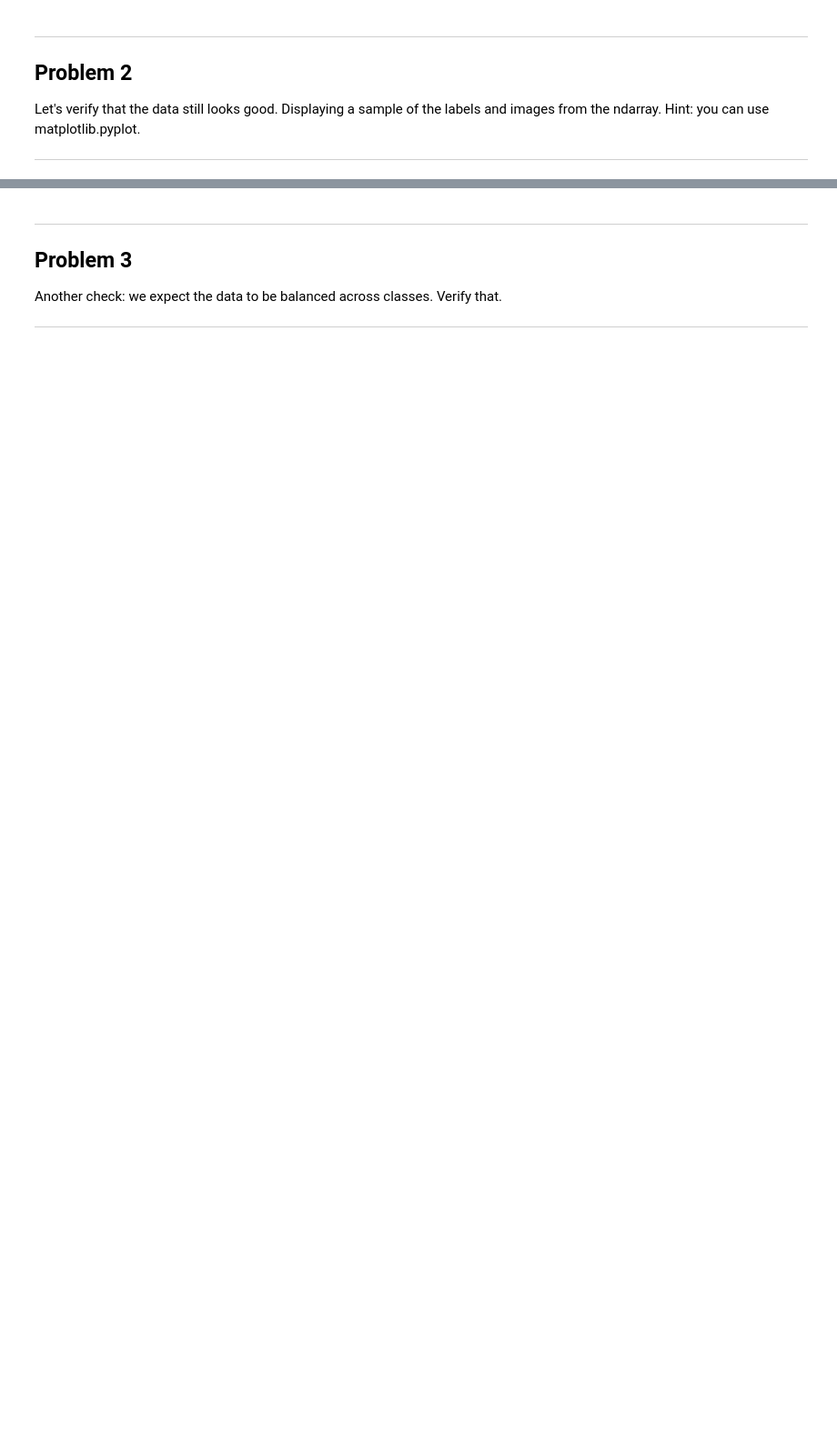
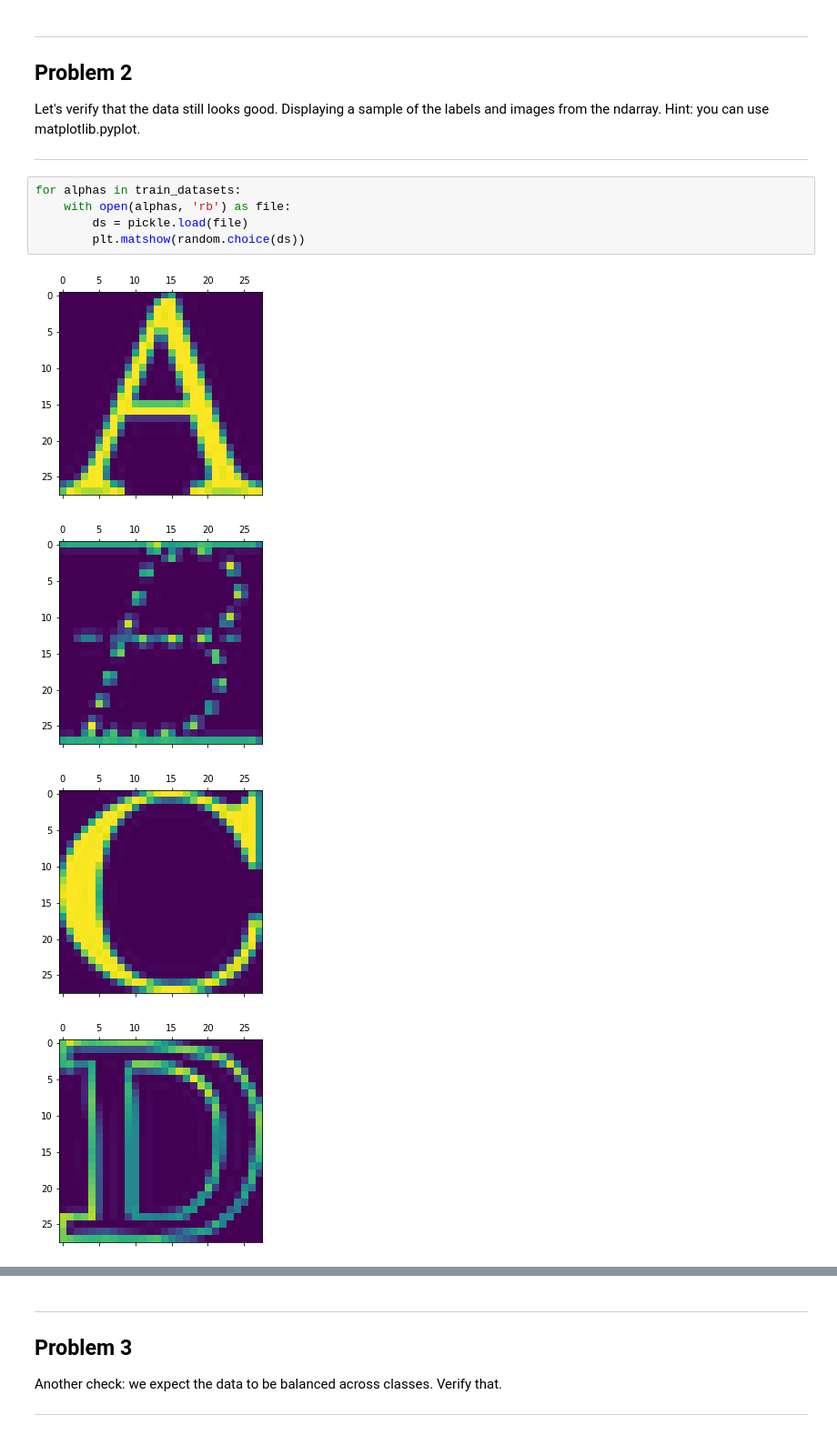
Before and after one commit to pgmcgee/udacity-deep-learning, a Jupyter notebook: assignment_1_notMNIST/1_notmnist.ipynb, the cells around one changed output, grey strips where cells are left out. Shown: that part at 91% size. Cells and saved outputs as stored; diff of their text form; blank space fills up the shorter version.

```diff
--- a/assignment_1_notMNIST/1_notmnist.ipynb
+++ b/assignment_1_notMNIST/1_notmnist.ipynb
@@ -220,3 +194,13 @@ Problem 2
 Let's verify that the data still looks good. Displaying a sample of the labels and images from the ndarray. Hint: you can use matplotlib.pyplot.
 
 ---
+# %%
+for alphas in train_datasets:
+    with open(alphas, 'rb') as file:
+        ds = pickle.load(file)
+        plt.matshow(random.choice(ds))
+# %% [output]
+[figure, added]
+[figure, added]
+[figure, added]
+[figure, added]
```
Also changed, not shown: parts of 7 cells of this notebook, 2 other files.
